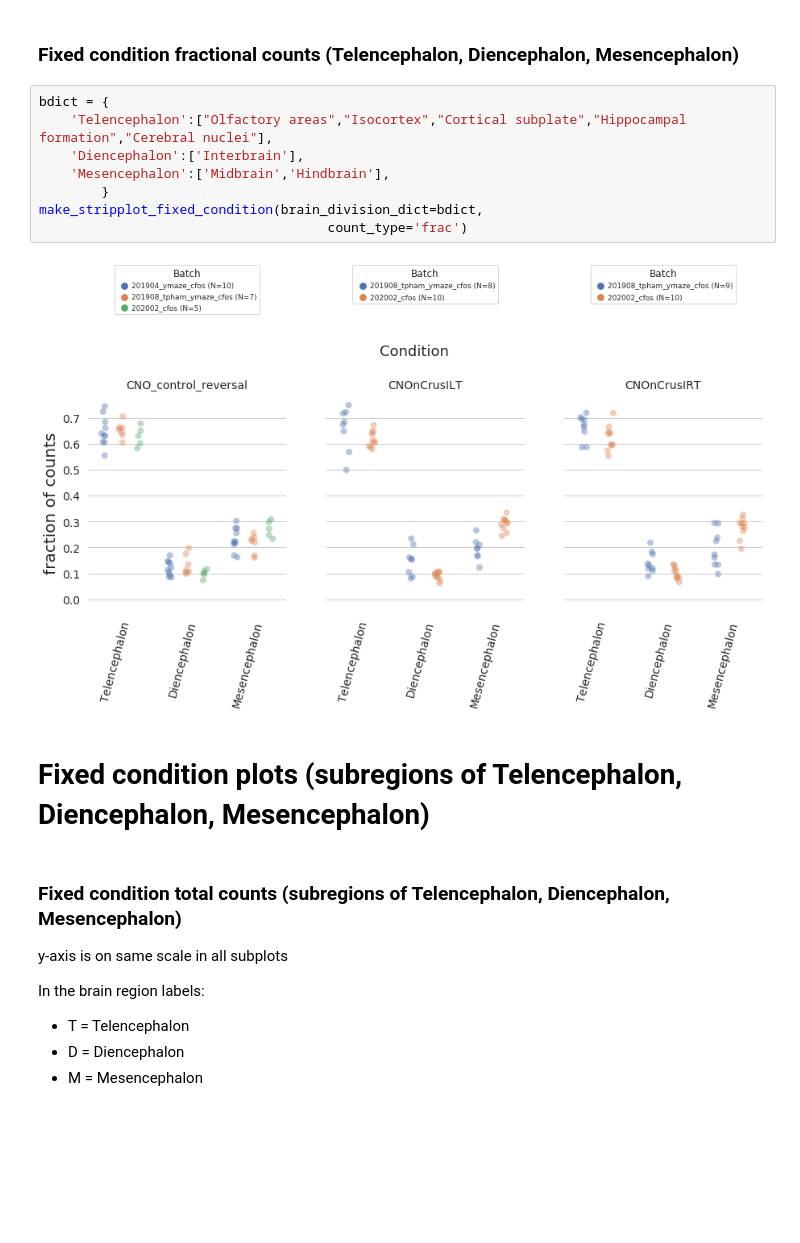
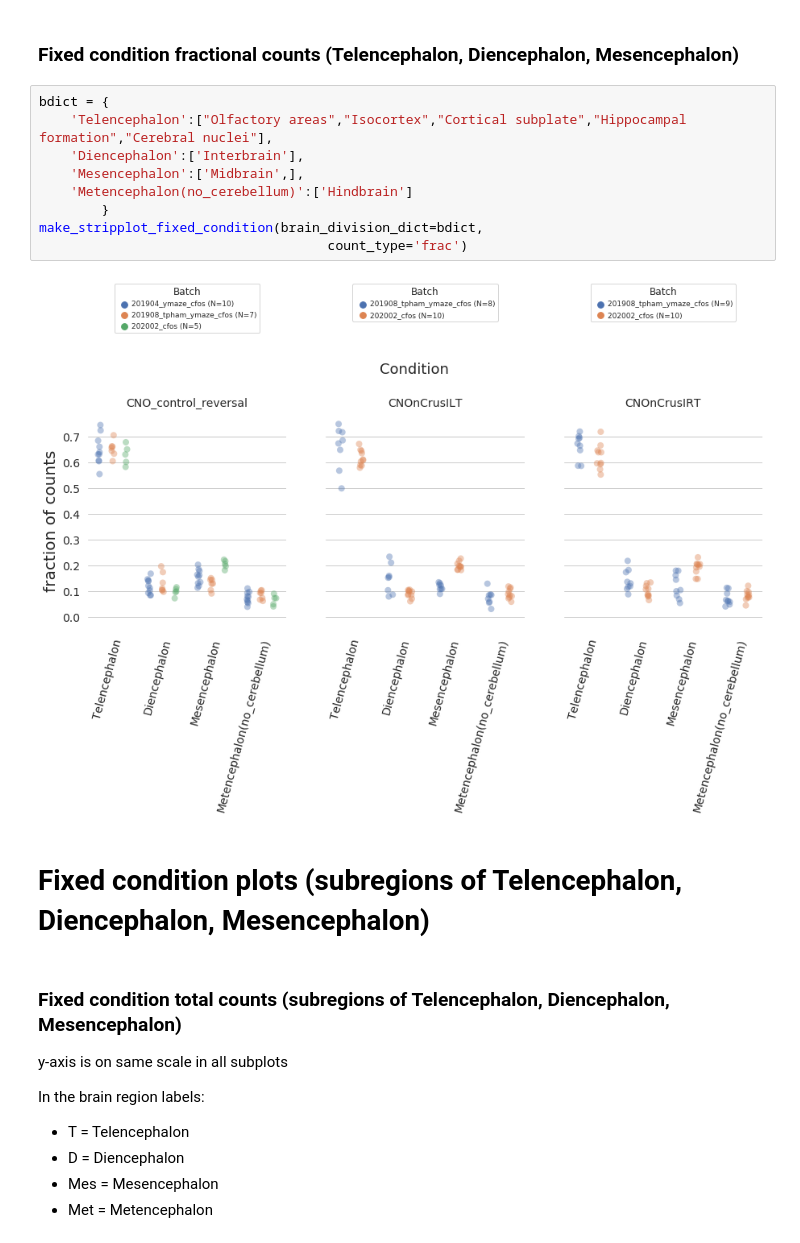
Before and after one commit to PrincetonUniversity/lightsheet_helper_scripts, a Jupyter notebook: projects/combine_cfos_batches/notebooks/cfos_batch_combination_20201125_gallery.ipynb, the cells around one changed output. Cells and saved outputs as stored; diff of their text form; blank space fills up the shorter version.

```diff
--- a/projects/combine_cfos_batches/notebooks/cfos_batch_combination_20201125_gallery.ipynb
+++ b/projects/combine_cfos_batches/notebooks/cfos_batch_combination_20201125_gallery.ipynb
@@ -512,13 +522,14 @@ make_stripplot_fixed_condition(brain_division_dict=bdict,
 # %%
 bdict = {
     'Telencephalon':["Olfactory areas","Isocortex","Cortical subplate","Hippocampal formation","Cerebral nuclei"],
     'Diencephalon':['Interbrain'],
-    'Mesencephalon':['Midbrain','Hindbrain'],
+    'Mesencephalon':['Midbrain',],
+    'Metencephalon(no_cerebellum)':['Hindbrain']
         }
 make_stripplot_fixed_condition(brain_division_dict=bdict,
                                      count_type='frac')
 # %% [output]
-[figure, old version]
+[figure, new version]
 # %% [markdown]
 # Fixed condition plots (subregions of Telencephalon, Diencephalon, Mesencephalon) <a class="anchor" id="fixed_condition_meddiv"></a>
 # %% [markdown]
@@ -529,7 +540,8 @@ y-axis is on same scale in all subplots
 In the brain region labels:
 - T = Telencephalon
 - D = Diencephalon
-- M = Mesencephalon
+- Mes = Mesencephalon
+- Met = Metencephalon
 # %%
 bdict_subregions = {
     "Olfactory areas (T)":["Olfactory areas"],
```
Also changed, not shown: parts of 18 cells of this notebook.
